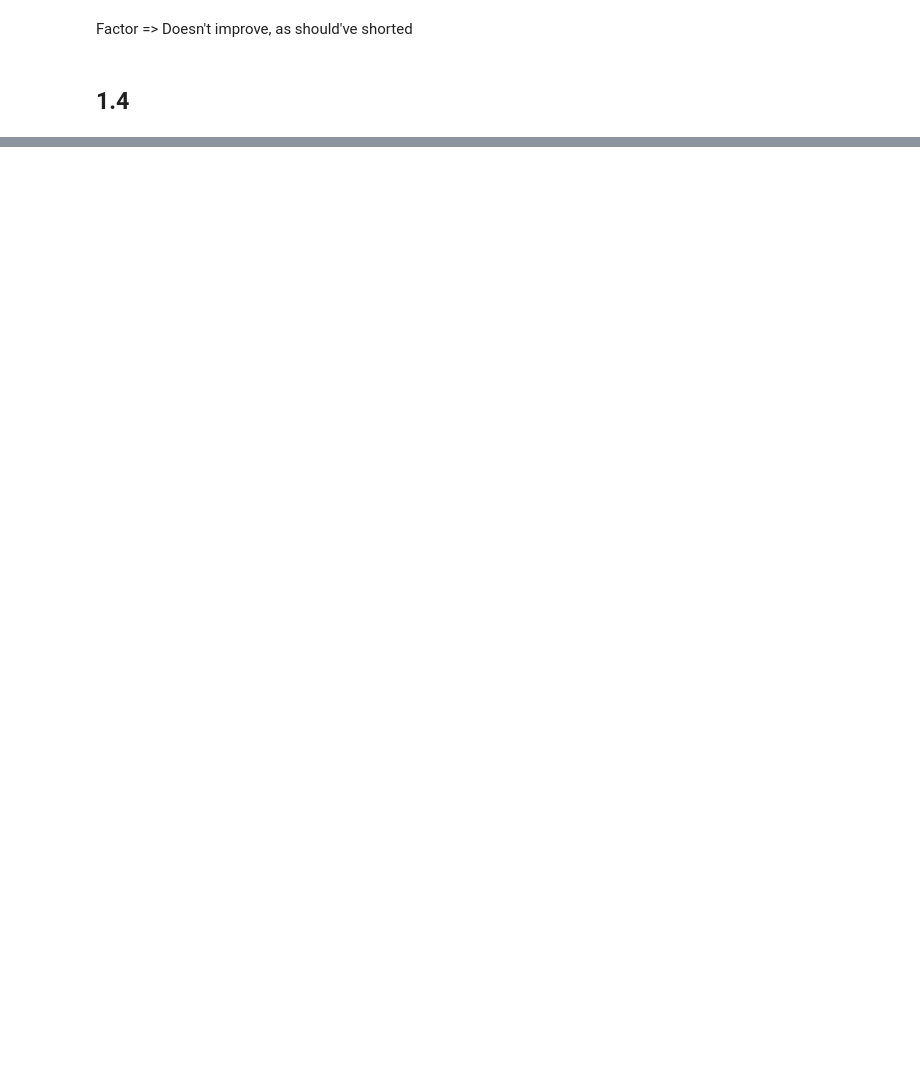
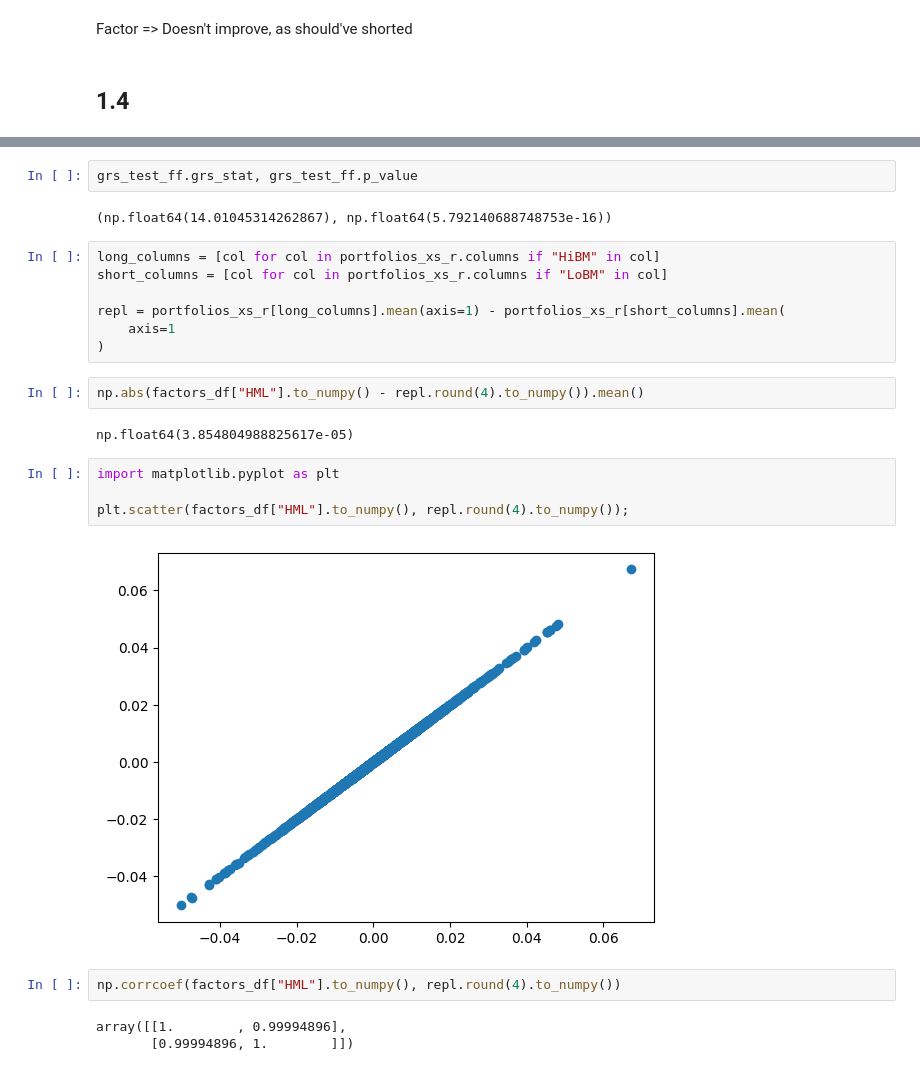
Before and after one commit to v-buchkov/wufam, a Jupyter notebook: backtests/0_Assignment.ipynb, the cells around one changed output, grey strips where cells are left out. Saved outputs shown, nothing was run; the diff lists cells and outputs as text; blank space fills up the shorter version.

Commit message:
grs test + xs_r fix

```diff
--- a/backtests/0_Assignment.ipynb
+++ b/backtests/0_Assignment.ipynb
@@ -208,0 +237,26 @@ Factor => Doesn't improve, as should've shorted
+# %%
+grs_test_ff.grs_stat, grs_test_ff.p_value
+# %% [output]
+(np.float64(14.01045314262867), np.float64(5.792140688748753e-16))
+# %%
+long_columns = [col for col in portfolios_xs_r.columns if "HiBM" in col]
+short_columns = [col for col in portfolios_xs_r.columns if "LoBM" in col]
+
+repl = portfolios_xs_r[long_columns].mean(axis=1) - portfolios_xs_r[short_columns].mean(
+    axis=1
+)
+# %%
+np.abs(factors_df["HML"].to_numpy() - repl.round(4).to_numpy()).mean()
+# %% [output]
+np.float64(3.854804988825617e-05)
+# %%
+import matplotlib.pyplot as plt
+
+plt.scatter(factors_df["HML"].to_numpy(), repl.round(4).to_numpy());
+# %% [output]
+[figure, added]
+# %%
+np.corrcoef(factors_df["HML"].to_numpy(), repl.round(4).to_numpy())
+# %% [output]
+array([[1.        , 0.99994896],
+       [0.99994896, 1.        ]])
```
Also changed, not shown: parts of 25 cells of this notebook, 6 other files.
